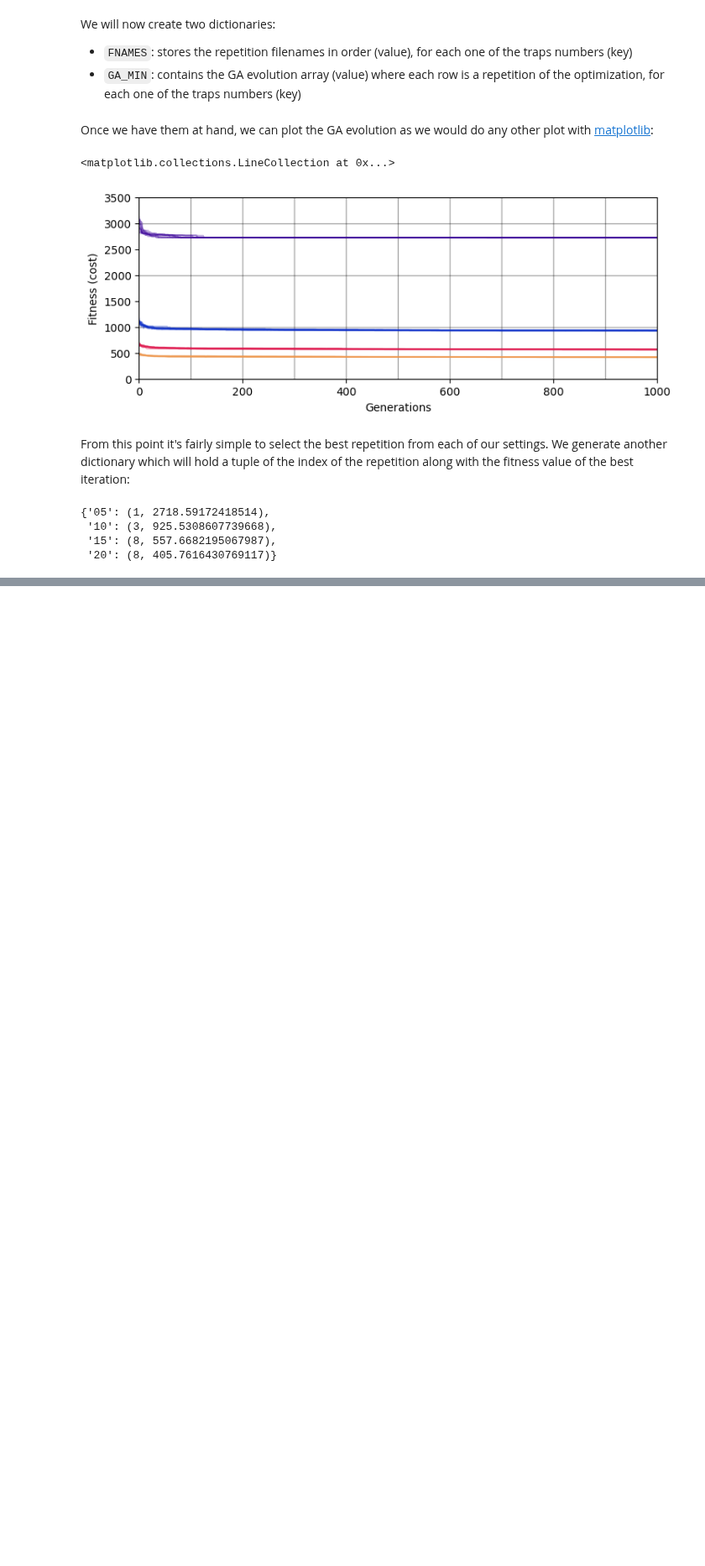
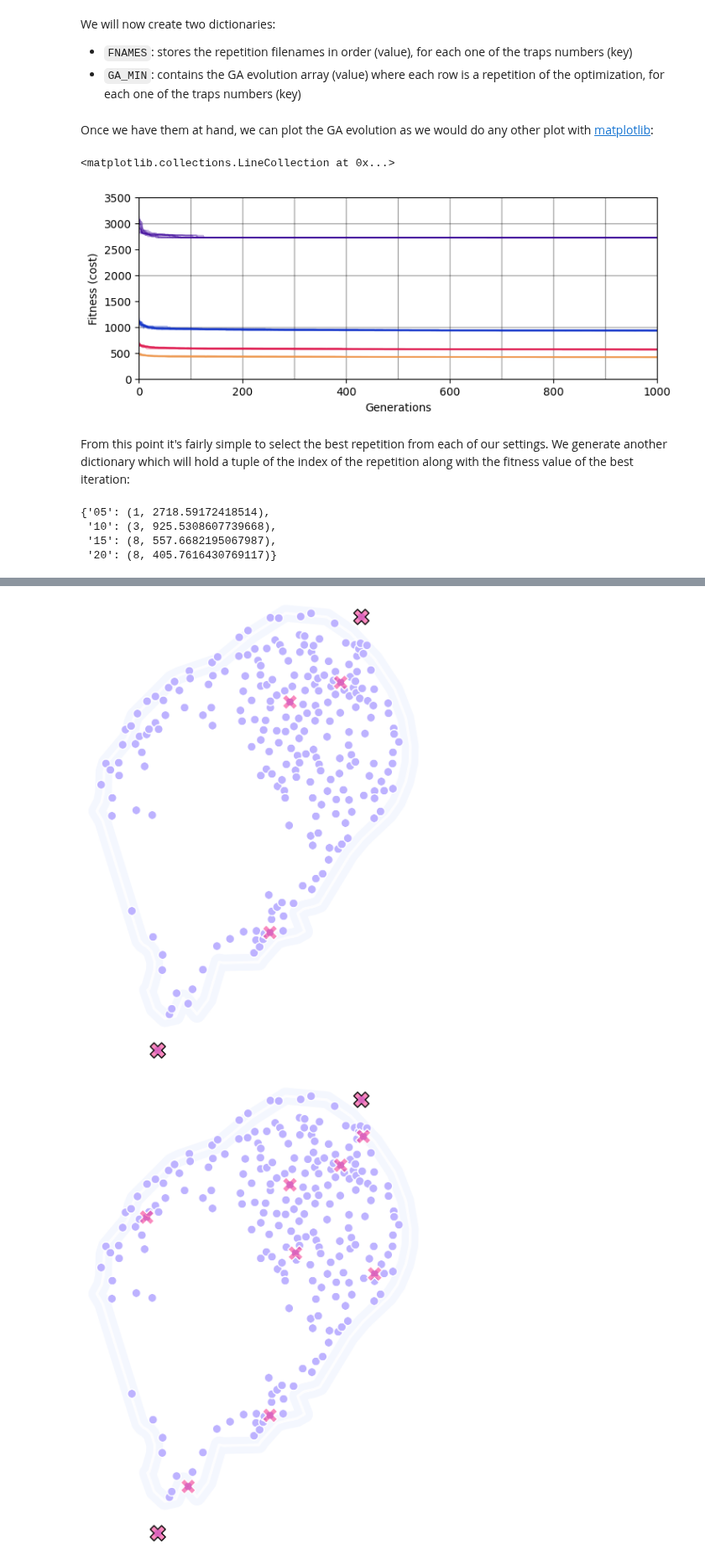
Before and after one commit to Chipdelmal/MGSurvE_Webinar2023, a Jupyter notebook: demos/analysis/comparison.ipynb, the cells around one changed output, grey strips where cells are left out. Shown at 84% size. Saved outputs shown, nothing was run; the diff lists cells and outputs as text; code cells hidden in the pictures; blank space fills up the shorter version.

Commit message:
Landscape plot done for STP demo

```diff
--- a/demos/analysis/comparison.ipynb
+++ b/demos/analysis/comparison.ipynb
@@ -74,8 +75,8 @@ bestReps
 # %%
 lnds = {
     trp: srv.loadLandscape(
-        PTH_DTA,
-        LD_PTRN.format(trp, bestReps[trp][0]),
+        PTH_DTA, LD_PTRN.format(trp, bestReps[trp][0]),
         fExt='pkl'
     ) for trp in TRP_NUM
 }
+lnds
@@ -81,0 +88,23 @@ lnds = {
+# %%
+for trp in TRP_NUM:
+    lnd = lnds[trp]
+    (fig, ax) = (
+        plt.figure(figsize=(10, 10)),
+        plt.axes(projection=ccrs.PlateCarree())
+    )
+    lnd.plotSites(fig, ax, size=250)
+    lnd.plotLandBoundary(fig, ax)
+    lnd.updateTrapsRadii([0.250, 0.125, 0.100])
+    lnd.plotTraps(
+        fig, ax, size=750,
+        zorders=(30, 25), transparencyHex='88',
+        proj=ccrs.PlateCarree()
+    )
+    srv.plotClean(fig, ax, bbox=((6.45, 6.77), (-0.02, 0.42)))
+    fig.savefig(
+        path.join(OUT_PTH, 'STP-{}.png'.format(trp)),
+        facecolor='w', bbox_inches='tight', pad_inches=0.1, dpi=300
+    )
+# %% [output]
+[figure, added]
+[figure, added]
```
Also changed, not shown: parts of 3 cells of this notebook.
